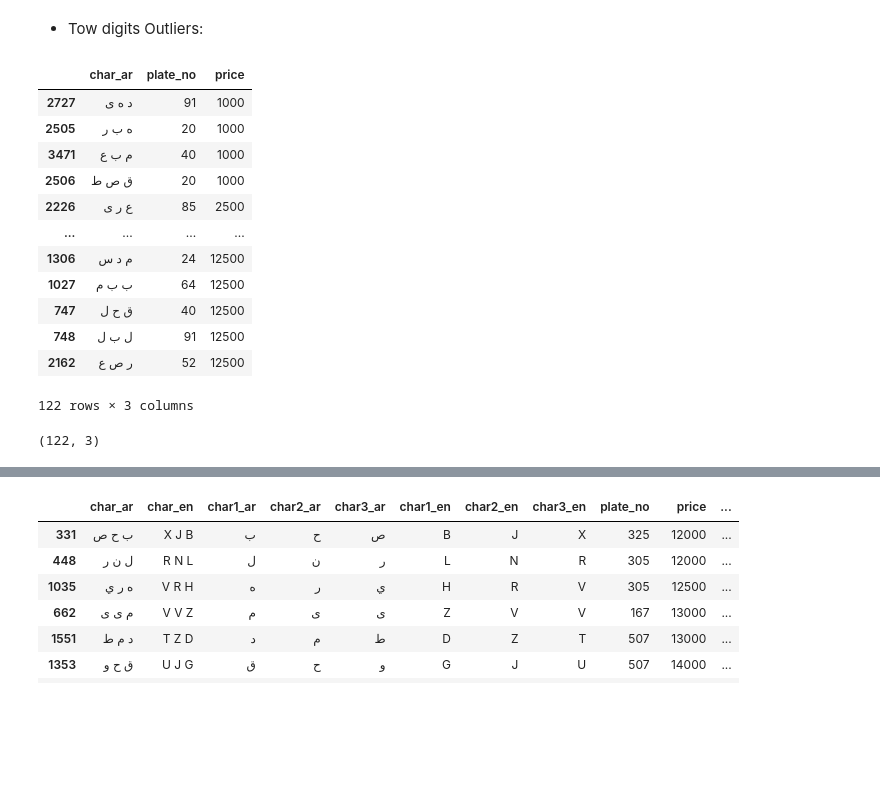
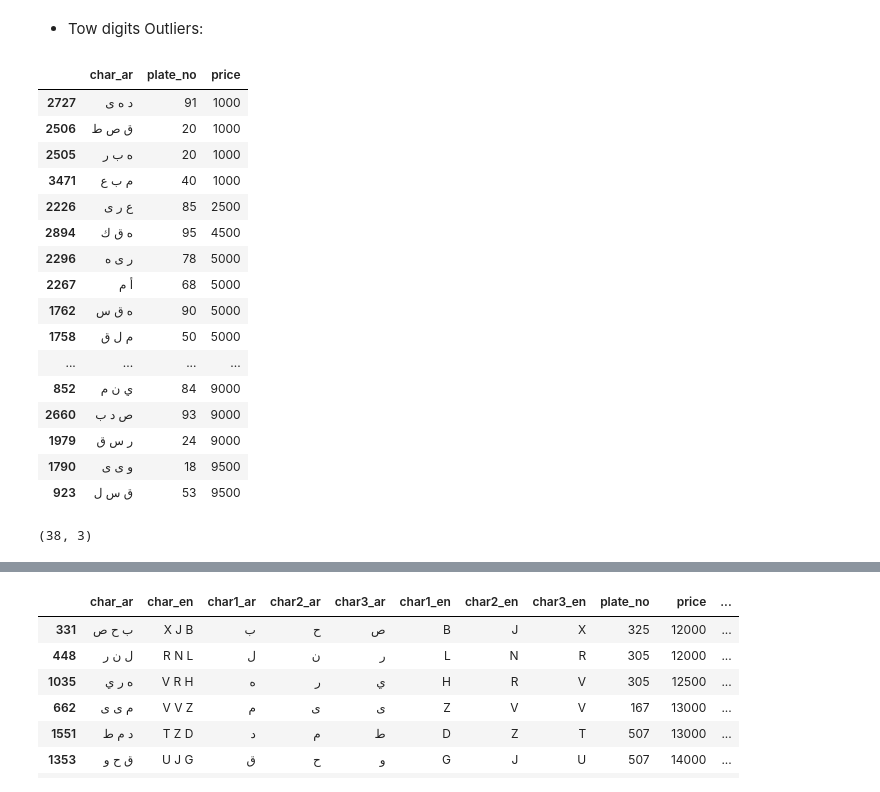
Before and after one commit to Hamad-32/Plate-Price-Prediction, a Jupyter notebook: EDA.ipynb, the cells around one changed output, grey strips where cells are left out. Drawn from its saved outputs; the diff is of its cells as text; code cells hidden in the pictures; blank space fills up the shorter version.

```diff
--- a/EDA.ipynb
+++ b/EDA.ipynb
@@ -590,23 +602,27 @@ df.drop(ind_to_drop,inplace=True)
 # %% [markdown]
 - Tow digits Outliers:
 # %%
-df[(df['Two Digits (Different)'] ) & (df['price'] < 13000)][['char_ar','plate_no','price']].sort_values('price')
+df[(df['Two Digits (Different)'] ) & (df['price'] < 10000)][['char_ar','plate_no','price']].sort_values('price')
 # %% [output]
 |  | char_ar | plate_no | price |
 | 2727 | د ه ى | 91 | 1000 |
+| 2506 | ق ص ط | 20 | 1000 |
 | 2505 | ه ب ر | 20 | 1000 |
 | 3471 | م ب ع | 40 | 1000 |
-| 2506 | ق ص ط | 20 | 1000 |
 | 2226 | ع ر ى | 85 | 2500 |
+| 2894 | ه ق ك | 95 | 4500 |
+| 2296 | ر ى ه | 78 | 5000 |
+| 2267 | أ م | 68 | 5000 |
+| 1762 | ه ق س | 90 | 5000 |
+| 1758 | م ل ق | 50 | 5000 |
 | ... | ... | ... | ... |
-| 1306 | م د س | 24 | 12500 |
-| 1027 | ب ب م | 64 | 12500 |
-| 747 | ق ح ل | 40 | 12500 |
-| 748 | ل ب ل | 91 | 12500 |
-| 2162 | ر ص ع | 52 | 12500 |
+| 852 | ي ن م | 84 | 9000 |
+| 2660 | ص د ب | 93 | 9000 |
+| 1979 | ر س ق | 24 | 9000 |
+| 1790 | و ى ى | 18 | 9500 |
+| 923 | ق س ل | 53 | 9500 |
-122 rows × 3 columns
 # %%
-df[(df['Two Digits (Different)'] ) & (df['price'] < 13000)][['char_ar','plate_no','price']].sort_values('price').shape
+df[(df['Two Digits (Different)'] ) & (df['price'] < 10000)][['char_ar','plate_no','price']].sort_values('price').shape
 # %% [output]
-(122, 3)
+(38, 3)
 # %%
```
Also changed, not shown: parts of 18 cells of this notebook, 2 other files.
